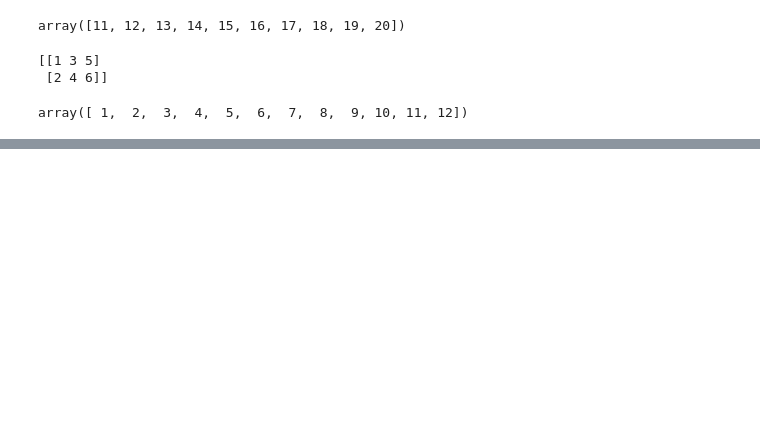
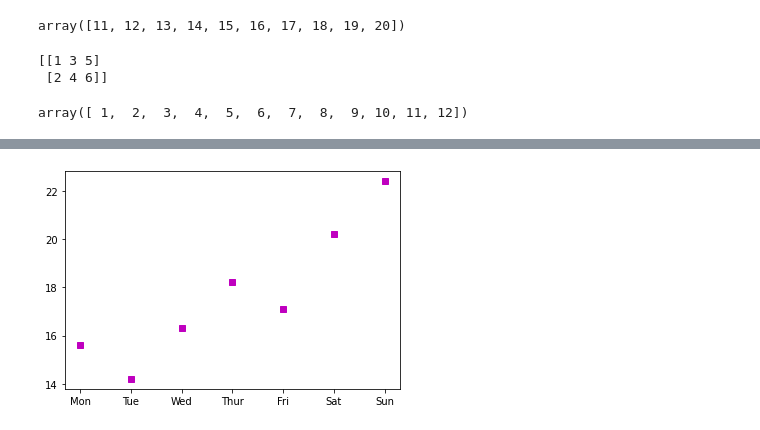
Before and after one commit to mixhub10/dl16, a Jupyter notebook: notebook/ch02_numpy.ipynb, the cells around one changed output, grey strips where cells are left out. Cells and saved outputs as stored; diff of their text form; code cells hidden in the pictures; blank space fills up the shorter version.

```diff
--- a/notebook/ch02_numpy.ipynb
+++ b/notebook/ch02_numpy.ipynb
@@ -369,0 +430,11 @@ array([ 1,  2,  3,  4,  5,  6,  7,  8,  9, 10, 11, 12])
+# %%
+
+
+import matplotlib.pyplot as plt
+# %matplotlib inline
+
+X = [ "Mon", "Tue", "Wed", "Thur", "Fri",  "Sat", "Sun" ]
+plt.plot(X, [15.6, 14.2, 16.3, 18.2, 17.1, 20.2, 22.4], "sm")
+plt.show()
+# %% [output]
+[figure, added]
```
Also changed, not shown: parts of 11 cells of this notebook.
